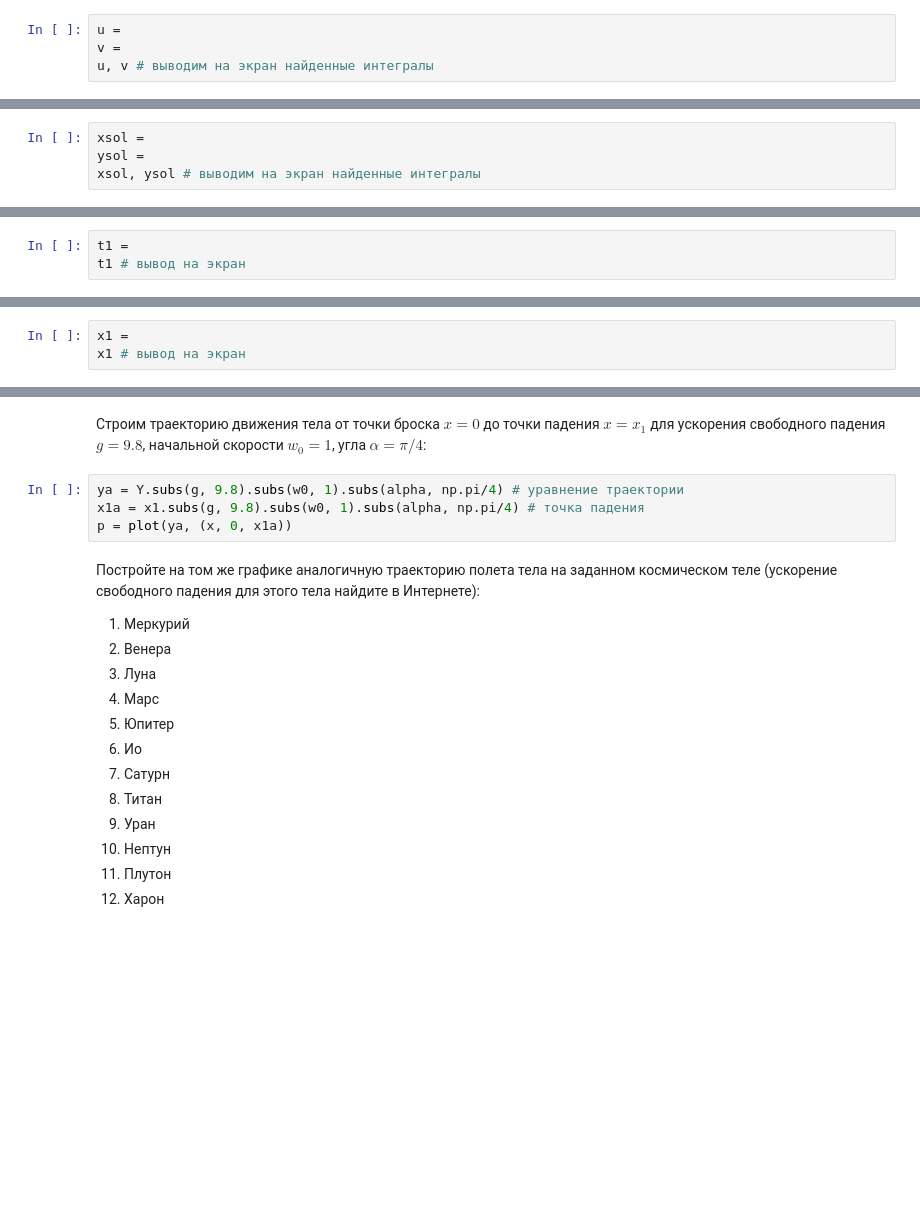
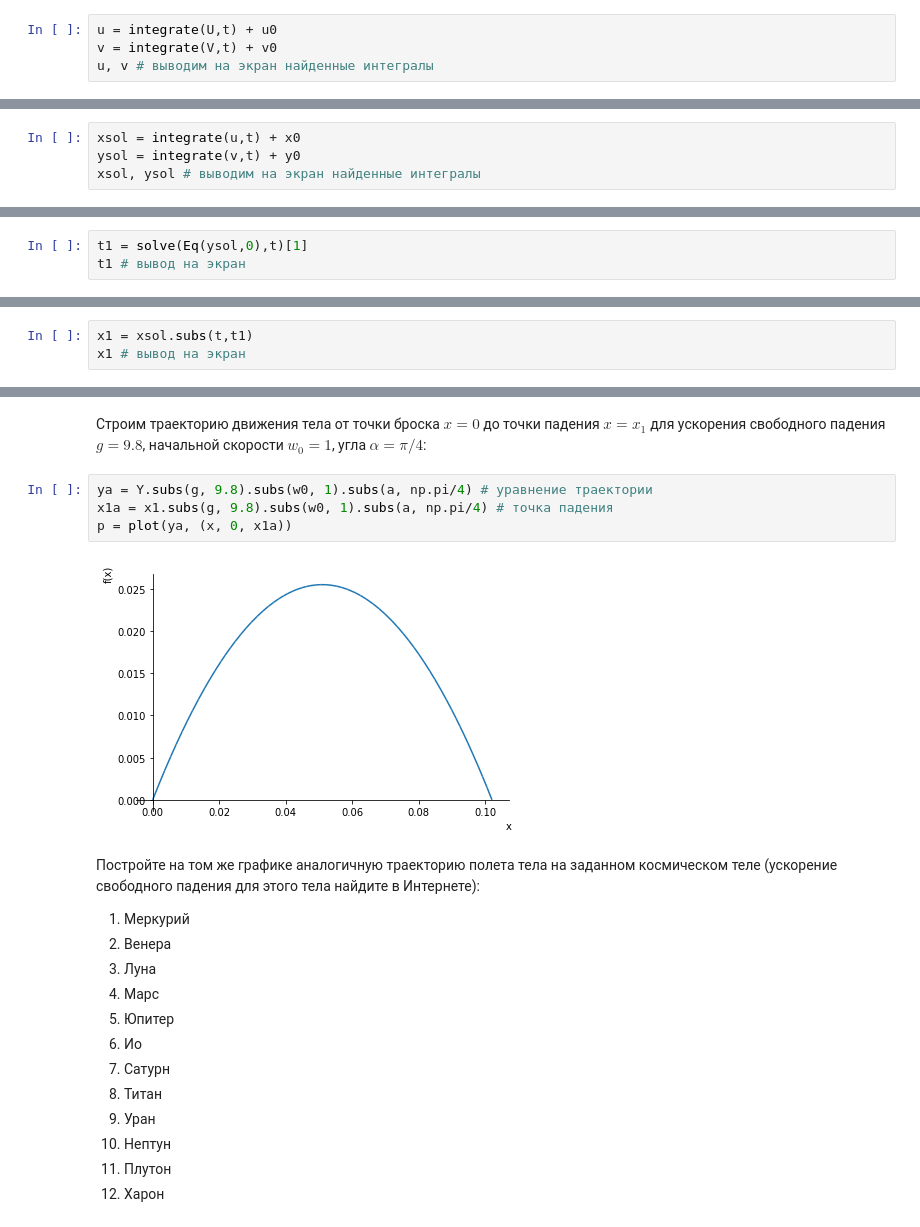
Before and after one commit to IliaBelov/Prect, a Jupyter notebook: 01prac.ipynb, the cells around one changed output, grey strips where cells are left out. Drawn from its saved outputs; the diff is of its cells as text; blank space fills up the shorter version.

```diff
--- a/01prac.ipynb
+++ b/01prac.ipynb
@@ -213,6 +218,6 @@ V = -g
 # %% [markdown]
 Интегрируем эти правые части и находим сами скорости с учетом начальных условий: $$u=\int U dt + u_0, v = \int V dt + v_0$$
 # %%
-u =
-v =
+u = integrate(U,t) + u0
+v = integrate(V,t) + v0
 u, v # выводим на экран найденные интегралы
@@ -219,6 +226,6 @@ u, v # выводим на экран найденные интегралы
 # %% [markdown]
 Получили правые части простейших ДУ для $x(t)$ и $y(t)$: $dx/dt=u$, $dy/dt=v$. Интегрируем эти выражения и находим $x(t)$ и $y(t)$ с учетом начальных условий: $$x=\int u dt + x_0, y=\int v dt + y0$$
 # %%
-xsol =
-ysol =
+xsol = integrate(u,t) + x0
+ysol = integrate(v,t) + y0
 xsol, ysol # выводим на экран найденные интегралы
@@ -225,5 +234,5 @@ xsol, ysol # выводим на экран найденные интеграл
 # %% [markdown]
 Вычисляем время $t_1$ от начала полета до падения, решая уравнение $y(t)=0$. Выражение $y(t)$ хранится в переменной ysol. Данное уравнение имеет два решения, нужно записать в переменную t1 ненулевое решение.
 # %%
-t1 =
+t1 = solve(Eq(ysol,0),t)[1]
 t1 # вывод на экран
@@ -230,5 +241,5 @@ t1 # вывод на экран
 # %% [markdown]
 Находим $x$-координату точки падения, подставляя найденное выше значение $t_1$ в выражение $x(t)$ (переменная xsol):
 # %%
-x1 =
+x1 = xsol.subs(t,t1)
 x1 # вывод на экран
@@ -241,9 +256,11 @@ Y # вывод формулы на экран
 # %% [markdown]
 Строим траекторию движения тела от точки броска $x=0$ до точки падения $x=x_1$ для ускорения свободного падения $g=9.8$, начальной скорости $w_0=1$, угла $\alpha=\pi/4$:
 # %%
-ya = Y.subs(g, 9.8).subs(w0, 1).subs(alpha, np.pi/4) # уравнение траектории
-x1a = x1.subs(g, 9.8).subs(w0, 1).subs(alpha, np.pi/4) # точка падения
+ya = Y.subs(g, 9.8).subs(w0, 1).subs(a, np.pi/4) # уравнение траектории
+x1a = x1.subs(g, 9.8).subs(w0, 1).subs(a, np.pi/4) # точка падения
 p = plot(ya, (x, 0, x1a))
+# %% [output]
+[figure, added]
 # %% [markdown]
 Постройте на том же графике аналогичную траекторию полета тела на заданном космическом теле (ускорение свободного падения для этого тела найдите в Интернете):
 1. Меркурий
```
Also changed, not shown: parts of 9 cells of this notebook.
